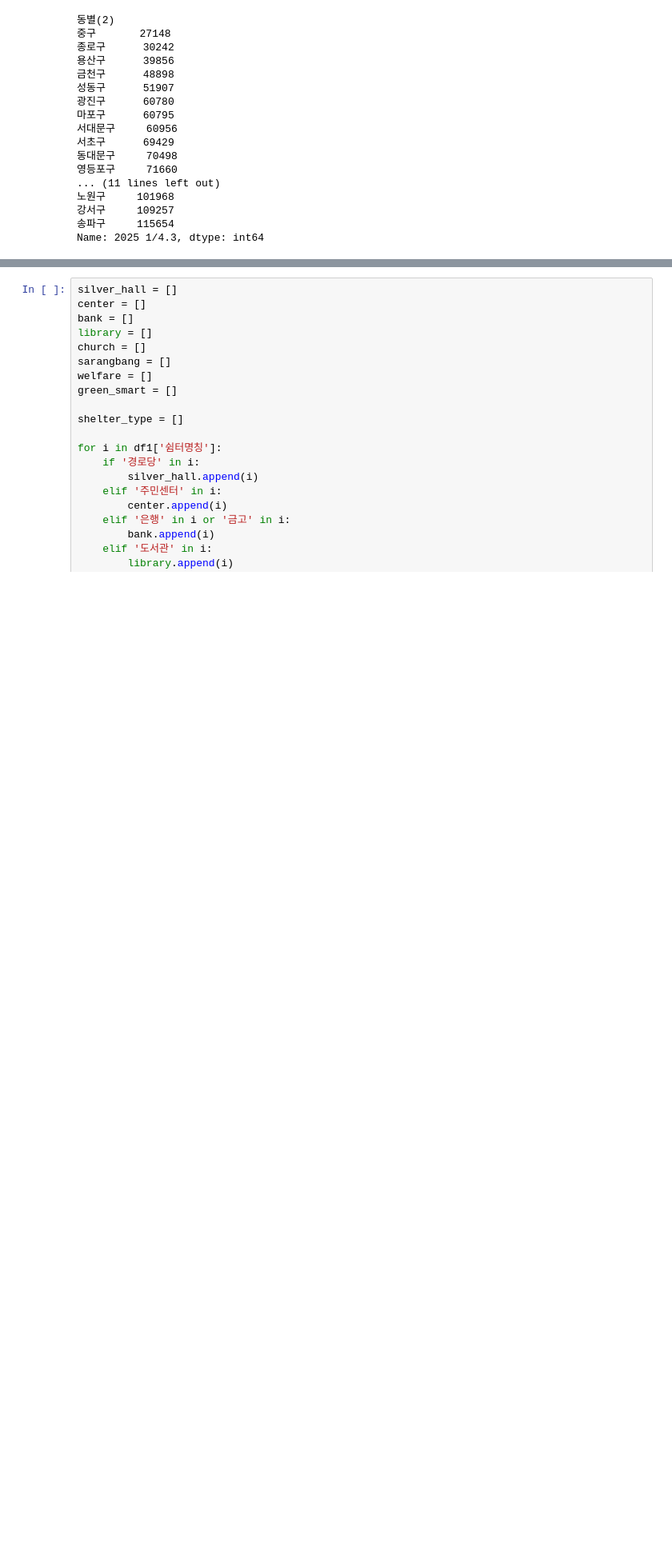
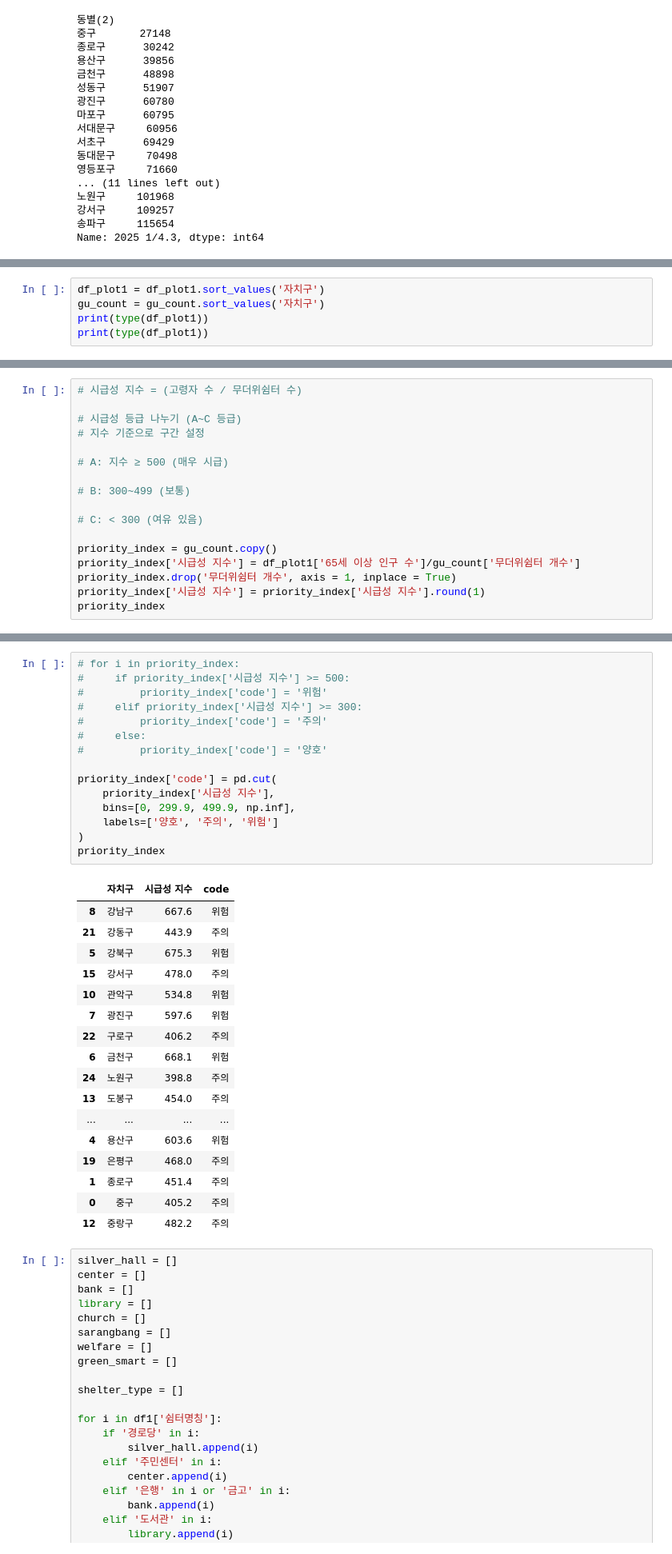
Before and after one commit to clover-park/SeSAC, a Jupyter notebook: shelter.ipynb, the cells around one changed output, grey strips where cells are left out. Shown: that part at 80% size. Saved outputs shown, nothing was run; the diff lists cells and outputs as text; blank space fills up the shorter version.

```diff
--- a/shelter.ipynb
+++ b/shelter.ipynb
@@ -394 +340,6 @@ Passing `palette` without assigning `hue` is deprecated and will be removed in v
 [figure]
+# %%
+df_plot1 = df_plot1.sort_values('자치구')
+gu_count = gu_count.sort_values('자치구')
+print(type(df_plot1))
+print(type(df_plot1))
@@ -394,0 +349,17 @@ Passing `palette` without assigning `hue` is deprecated and will be removed in v
+# %%
+# 시급성 지수 = (고령자 수 / 무더위쉼터 수)
+
+# 시급성 등급 나누기 (A~C 등급)
+# 지수 기준으로 구간 설정
+
+# A: 지수 ≥ 500 (매우 시급)
+
+# B: 300~499 (보통)
+
+# C: < 300 (여유 있음)
+
+priority_index = gu_count.copy()
+priority_index['시급성 지수'] = df_plot1['65세 이상 인구 수']/gu_count['무더위쉼터 개수']
+priority_index.drop('무더위쉼터 개수', axis = 1, inplace = True)
+priority_index['시급성 지수'] = priority_index['시급성 지수'].round(1)
+priority_index
@@ -395,3 +384,36 @@ Passing `palette` without assigning `hue` is deprecated and will be removed in v
+# %%
+# for i in priority_index:
+#     if priority_index['시급성 지수'] >= 500:
+#         priority_index['code'] = '위험'
+#     elif priority_index['시급성 지수'] >= 300:
+#         priority_index['code'] = '주의'
+#     else:
+#         priority_index['code'] = '양호'
+
+priority_index['code'] = pd.cut(
+    priority_index['시급성 지수'],
+    bins=[0, 299.9, 499.9, np.inf],
+    labels=['양호', '주의', '위험']
+)
+priority_index
+# %% [output]
+|  | 자치구 | 시급성 지수 | code |
+| 8 | 강남구 | 667.6 | 위험 |
+| 21 | 강동구 | 443.9 | 주의 |
+| 5 | 강북구 | 675.3 | 위험 |
+| 15 | 강서구 | 478.0 | 주의 |
+| 10 | 관악구 | 534.8 | 위험 |
+| 7 | 광진구 | 597.6 | 위험 |
+| 22 | 구로구 | 406.2 | 주의 |
+| 6 | 금천구 | 668.1 | 위험 |
+| 24 | 노원구 | 398.8 | 주의 |
+| 13 | 도봉구 | 454.0 | 주의 |
+| ... | ... | ... | ... |
+| 4 | 용산구 | 603.6 | 위험 |
+| 19 | 은평구 | 468.0 | 주의 |
+| 1 | 종로구 | 451.4 | 주의 |
+| 0 | 중구 | 405.2 | 주의 |
+| 12 | 중랑구 | 482.2 | 주의 |
 # %%
 silver_hall = []
 center = []
```
Also changed, not shown: parts of 12 cells of this notebook, 4 other files.
